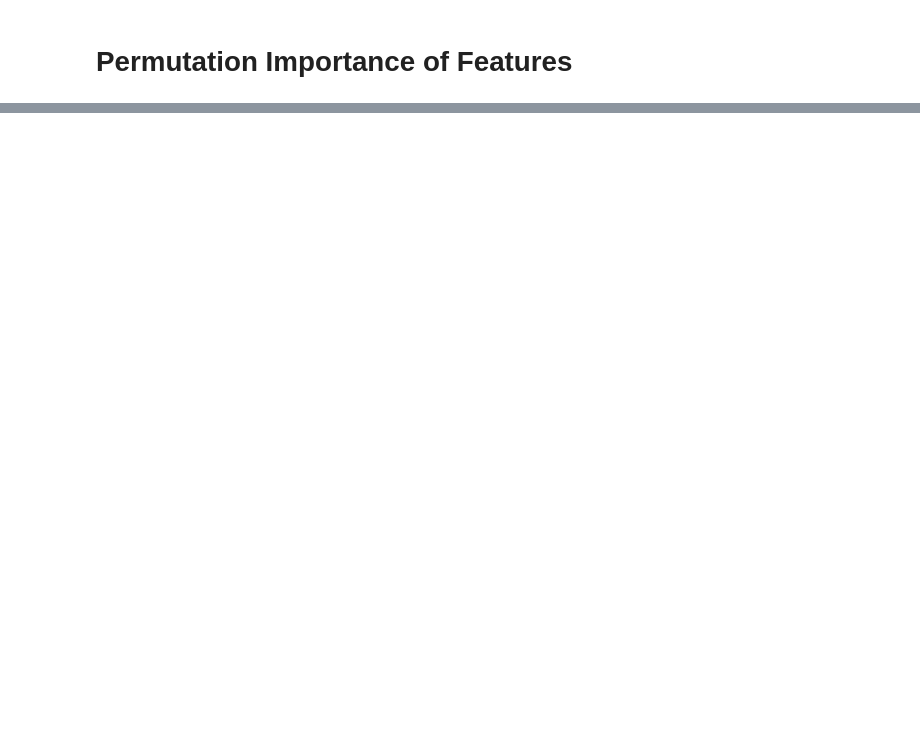
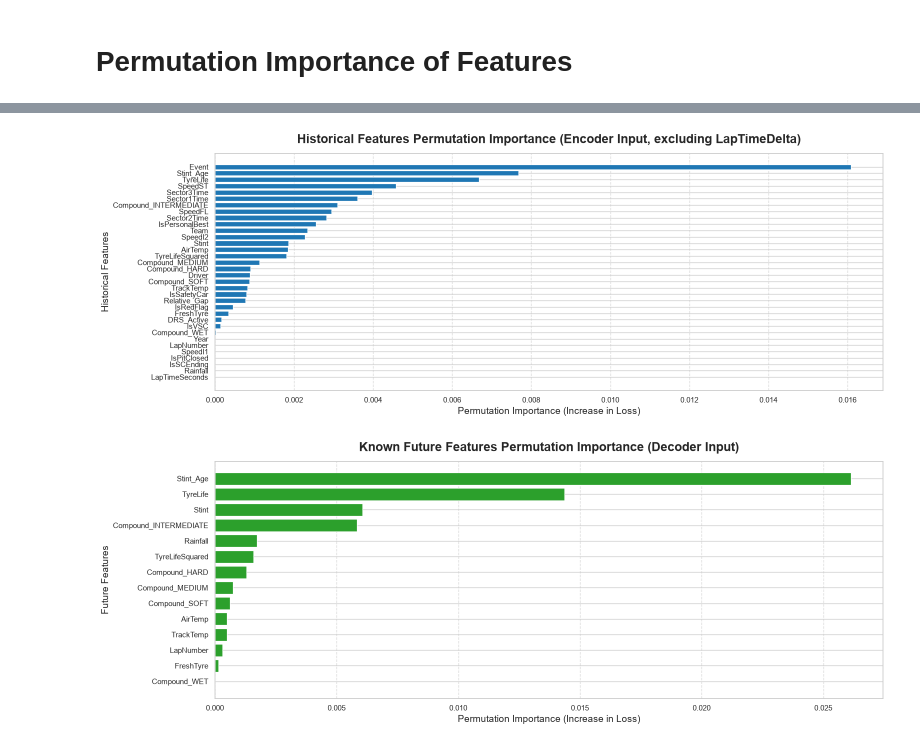
Before and after one commit to BevisWong76/f1-lap-time-predictor, a Jupyter notebook: f1_lap_time_prediction.ipynb, the cells around one changed output, grey strips where cells are left out. Saved outputs shown, nothing was run; the diff lists cells and outputs as text; code cells hidden in the pictures; blank space fills up the shorter version.

```diff
--- a/f1_lap_time_prediction.ipynb
+++ b/f1_lap_time_prediction.ipynb
@@ -2397,0 +2571,48 @@ Best Model Validation Loss: 0.2379
+# %%
+# Separate Historical and Known Future Features for clearer visualization
+
+# 1. Sort the importance dictionary and convert it to a DataFrame for better visualization
+importance_items = sorted(importance_dict.items(), key=lambda x: x[1], reverse=True)
+df_importance = pd.DataFrame(importance_items, columns=['Feature', 'Importance'])
+
+# 2. Separate Historical and Known Future Features for clearer visualization
+df_hist = df_importance[df_importance['Feature'].str.startswith('[Hist')].copy()
+df_fut = df_importance[df_importance['Feature'].str.startswith('[Fut')].copy()
+
+# Remove the name prefixes to make the chart Y-axis labels cleaner
+df_hist['Clean_Feature'] = df_hist['Feature'].str.replace(r'\[Hist (Cat|Cont)\] ', '', regex=True)
+df_fut['Clean_Feature'] = df_fut['Feature'].str.replace(r'\[Fut (Cat|Cont)\] ', '', regex=True)
+
+# Exclude the LapTimeDelta (target) from the historical features for visualization
+df_hist = df_hist[df_hist['Clean_Feature'] != 'LapTimeDelta (Hist Target)']
+
+# -------------------------------------------------------------------------
+# Plot 1: Historical Features Importance (Encoder Input)
+# -------------------------------------------------------------------------
+plt.figure(figsize=(16, 6))
+plt.barh(df_hist['Clean_Feature'], df_hist['Importance'], color='#1f77b4')
+plt.title("Historical Features Permutation Importance (Encoder Input, excluding LapTimeDelta)", fontsize=18, fontweight='bold', pad=15)
+plt.xlabel("Permutation Importance (Increase in Loss)", fontsize=14)
+plt.ylabel("Historical Features", fontsize=14)
+plt.gca().invert_yaxis()  # Highest importance on top
+plt.grid(axis='x', linestyle='--', alpha=0.7)
+plt.tight_layout()
+plt.savefig(feature_plots_dir / "02_Historical_Features_Importance.png", dpi=300, bbox_inches='tight')
+plt.show()
+
+# -------------------------------------------------------------------------
+# Plot 2: Known Future Features Importance (Decoder Input)
+# -------------------------------------------------------------------------
+plt.figure(figsize=(16, 6))
+plt.barh(df_fut['Clean_Feature'], df_fut['Importance'], color='#2ca02c') # 使用綠色區分未來特徵
+plt.title("Known Future Features Permutation Importance (Decoder Input)", fontsize=18, fontweight='bold', pad=15)
+plt.xlabel("Permutation Importance (Increase in Loss)", fontsize=14)
+plt.ylabel("Future Features", fontsize=14)
+plt.gca().invert_yaxis()  # Highest importance on top
+plt.grid(axis='x', linestyle='--', alpha=0.7)
+plt.tight_layout()
+plt.savefig(feature_plots_dir / "03_Known_Future_Features_Importance.png", dpi=300, bbox_inches='tight')
+plt.show()
+# %% [output]
+[figure, added]
+[figure, added]
```
Also changed, not shown: parts of 19 cells of this notebook, 16 other files.
